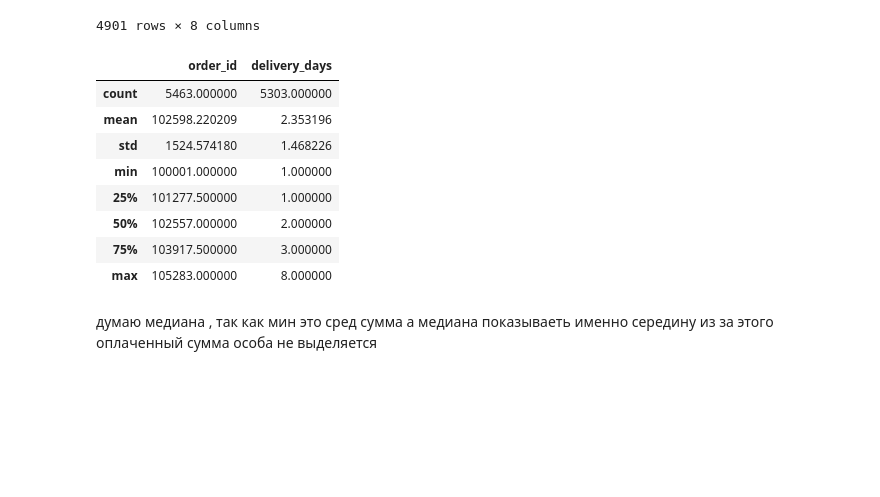
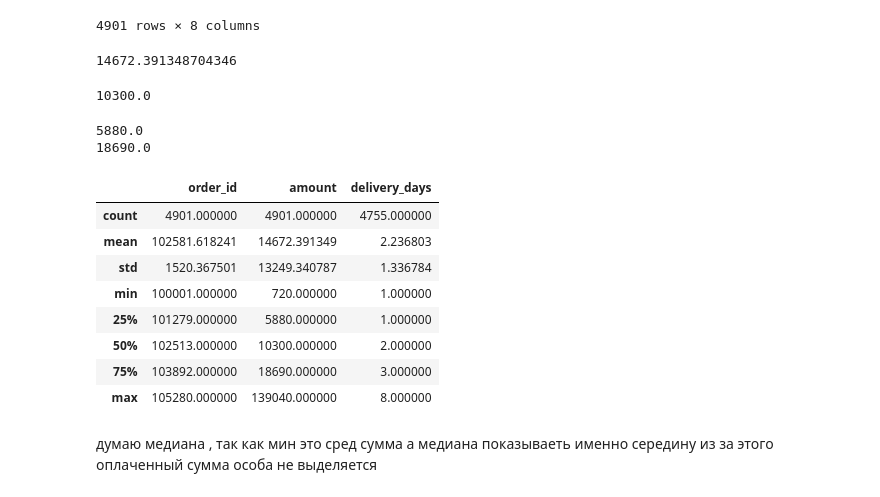
Before and after one commit to aknurbuktasha6-prog/dsa-homeworks, a Jupyter notebook: hw05/HW05.ipynb, the cells around one changed output. Drawn from its saved outputs; the diff is of its cells as text; code cells hidden in the pictures; blank space fills up the shorter version.

```diff
--- a/hw05/HW05.ipynb
+++ b/hw05/HW05.ipynb
@@ -123,7 +143,8 @@ dtype: int64
 Для оплаченных заказов без TEST: среднее, медиана, 25-й и 75-й перцентили суммы.
 Какой чек «типичный»? Что честнее показать в отчёте, среднее или медиану, и почему?
 # %%
-df[(df['customer_id']!="TEST") & (df['status']=="оплачен")]
+df1=df[(df['customer_id']!="TEST") & (df['status']=="оплачен")]
+df1
 # %% [output]
 |  | order_id | order_date | customer_id | city | category | amount | delivery_days | status |
 | 0 | 101674 | 2026-09-01 08:00 | C00681 | Алматы | Одежда | 8070.0 | 1.0 | оплачен |
@@ -138,18 +159,32 @@ df[(df['customer_id']!="TEST") & (df['status']=="оплачен")]
 | 5460 | 104615 | 2026-10-31 22:00 | C00557 | Астана | Электроника | 22150.0 | NaN | оплачен |
 | 5462 | 103501 | 2026-10-31 22:00 | C00269 | Алматы | Электроника | 14910.0 | 2.0 | оплачен |
 4901 rows × 8 columns
+# %%
+print(df1["amount"].mean())
+# %% [output]
+14672.391348704346
+# %%
+df1["amount"].median()
+# %% [output]
+10300.0
+# %%
+print(df1["amount"].quantile(0.25 ))
+print(df1["amount"].quantile(0.75 ))
+# %% [output]
+5880.0
+18690.0
 # %%
-df.describe()
+df1.describe()
 # %% [output]
-|  | order_id | delivery_days |
-| count | 5463.000000 | 5303.000000 |
-| mean | 102598.220209 | 2.353196 |
-| std | 1524.574180 | 1.468226 |
-| min | 100001.000000 | 1.000000 |
-| 25% | 101277.500000 | 1.000000 |
-| 50% | 102557.000000 | 2.000000 |
-| 75% | 103917.500000 | 3.000000 |
-| max | 105283.000000 | 8.000000 |
+|  | order_id | amount | delivery_days |
+| count | 4901.000000 | 4901.000000 | 4755.000000 |
+| mean | 102581.618241 | 14672.391349 | 2.236803 |
+| std | 1520.367501 | 13249.340787 | 1.336784 |
+| min | 100001.000000 | 720.000000 | 1.000000 |
+| 25% | 101279.000000 | 5880.000000 | 1.000000 |
+| 50% | 102513.000000 | 10300.000000 | 2.000000 |
+| 75% | 103892.000000 | 18690.000000 | 3.000000 |
+| max | 105280.000000 | 139040.000000 | 8.000000 |
 # %% [markdown]
 думаю медиана , так как мин это сред сумма а медиана показываеть именно середину из за этого оплаченный сумма особа не выделяется
 # %% [markdown]
```
Also changed, not shown: parts of 5 cells of this notebook.
